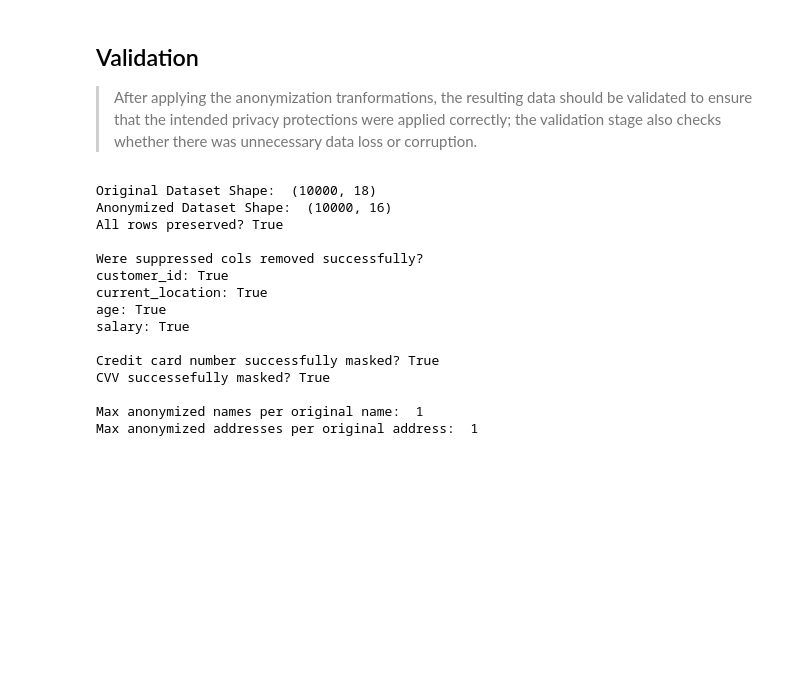
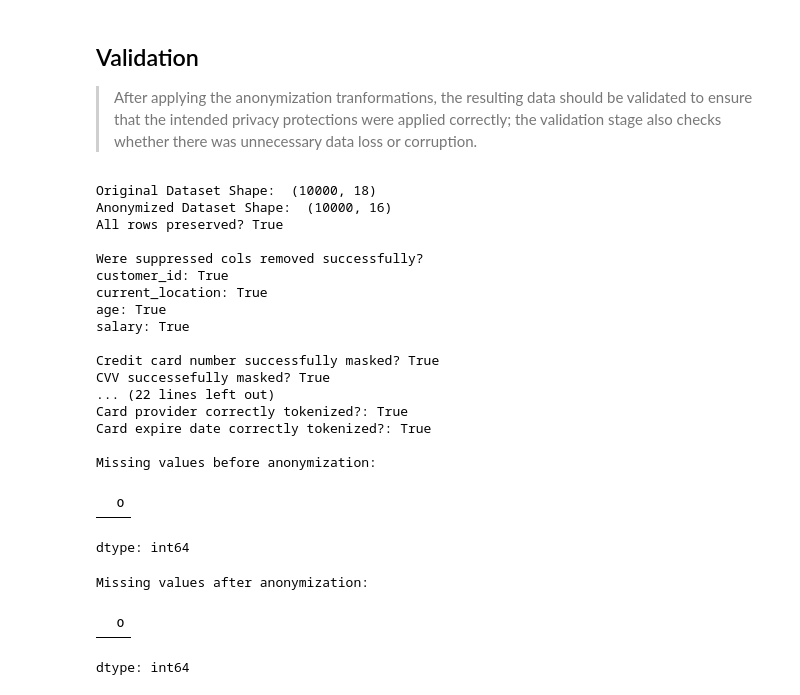
Before and after one commit to edi-kanyua/Data-Anonymization, a Jupyter notebook: Data_Anonymization.ipynb, the cells around one changed output. Cells and saved outputs as stored; diff of their text form; code cells hidden in the pictures; blank space fills up the shorter version.

```diff
--- a/Data_Anonymization.ipynb
+++ b/Data_Anonymization.ipynb
@@ -323,32 +315,79 @@ name_consistency = (
 
 print("\nMax anonymized names per original name: ", name_consistency)
 
 # Do the same for address
 address_consistency = (
     pd.DataFrame(
         {
             "Original": df['address'],
             "Anonymized": df_anon['address']
         }
     ).groupby("Original")["Anonymized"]
     .nunique()
     .max()
 )
 
 print("Max anonymized addresses per original address: ", address_consistency)
+
+# Validate date shifting
+# Calculate diff between original and transformed dates
+birth_date_shift = (
+    df['birthdate'] - df_anon['birthdate']
+).dt.days
+
+reg_date_shift = (
+    df['date_registered'] - df_anon['date_registered']
+).dt.days
+
+print(
+    "\nAre birth and reg dates shifts consistent?",
+    (birth_date_shift == reg_date_shift).all() # Check whether the date shifts are identical
+)
+
+# Validate Generalization; inspect age_group and salary_band categories
+print("\nInspecting age_group and salary_band categories")
+print(df_anon['age_group'].value_counts(), "\n")
+print(df_anon['salary_band'].value_counts())
+
+# Validate tokenization; credit_card_provider and credit_card_expire
+provider_validate = df_anon['credit_card_provider'].dropna().astype(str).str.match(
+    r"^CP\d{2}$"
+)
+print("\nCard provider correctly tokenized?:", provider_validate.all())
+
+expire_validate = df_anon['credit_card_expire'].dropna().astype(str).str.match(
+    r"^T\d{5}$"
+)
+print("Card expire date correctly tokenized?:", expire_validate.all())
+
+# Did the anonymization pipeline introduced nan values?
+missing_before = df.isna().sum()
+missing_after = df_anon.isna().sum()
+
+print("\nMissing values before anonymization:")
+display(missing_before[missing_before > 0])
+print("\nMissing values after anonymization:")
+display(missing_after[missing_after > 0])
 # %% [output]
 Original Dataset Shape:  (10000, 18)
 Anonymized Dataset Shape:  (10000, 16)
 All rows preserved? True
 
 Were suppressed cols removed successfully?
 customer_id: True
 current_location: True
 age: True
 salary: True
 
 Credit card number successfully masked? True
 CVV successefully masked? True
+... (22 lines left out)
+Card provider correctly tokenized?: True
+Card expire date correctly tokenized?: True
 
-Max anonymized names per original name:  1
-Max anonymized addresses per original address:  1
+Missing values before anonymization:
+|  | 0 |
+dtype: int64
+Missing values after anonymization:
+|  | 0 |
+dtype: int64
```
Also changed, not shown: parts of 4 cells of this notebook.
